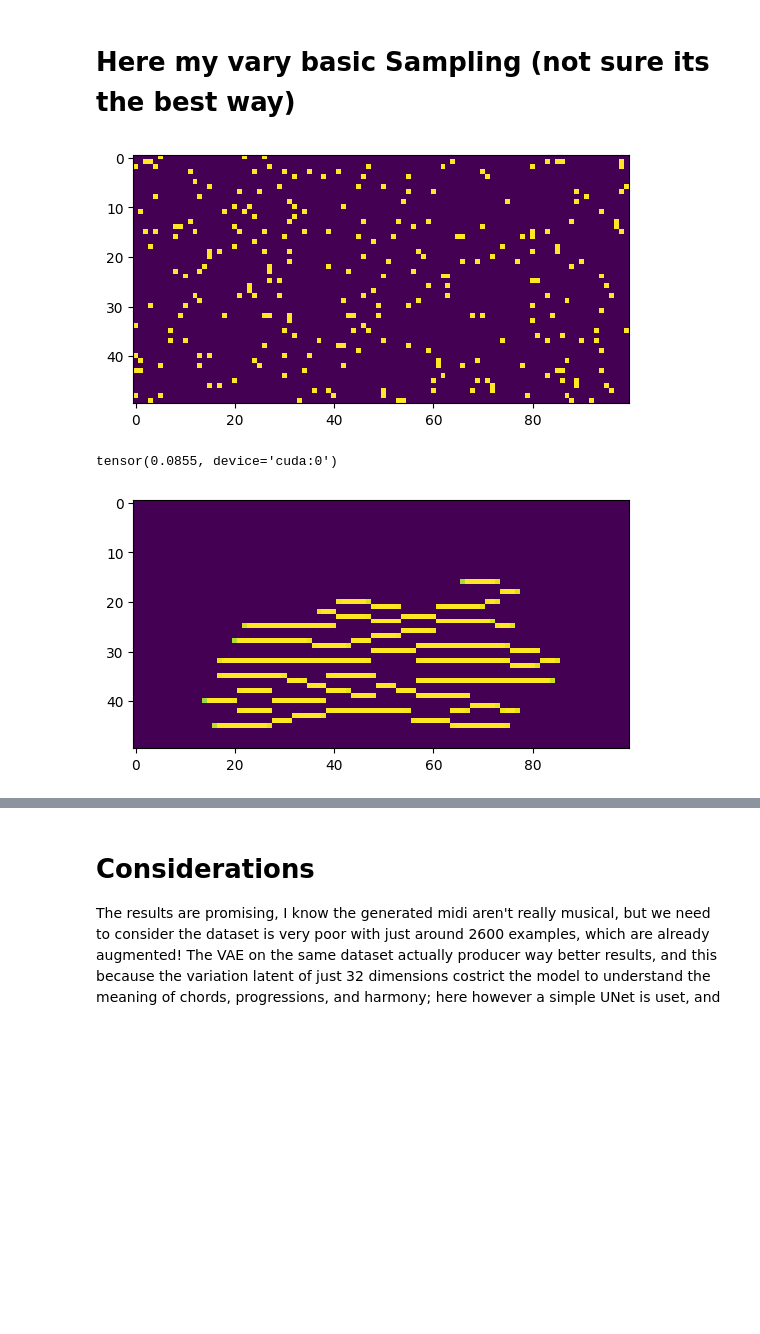
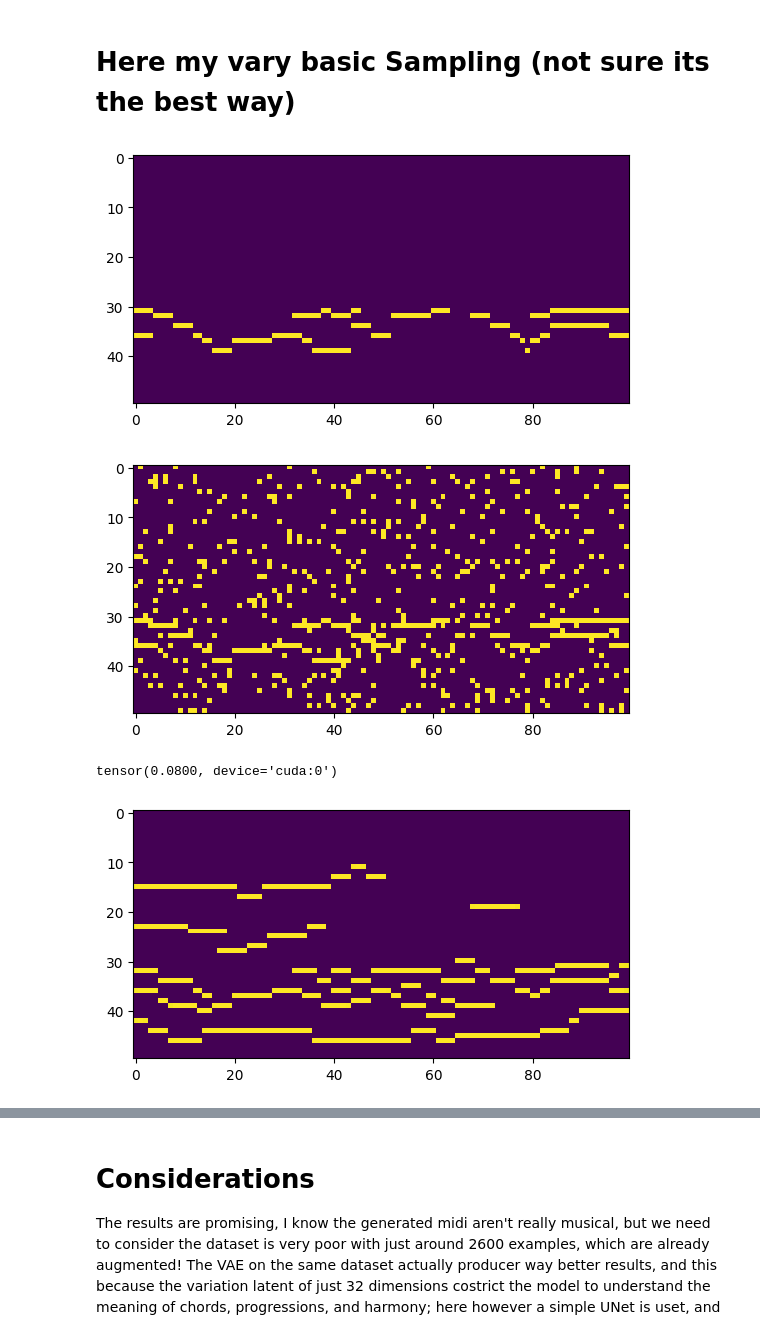
Before and after one commit to MarioPaerle/DIATONICA, a Jupyter notebook: DiscreteBachDiffusion.ipynb, the cells around one changed output, grey strips where cells are left out. Saved outputs shown, nothing was run; the diff lists cells and outputs as text; code cells hidden in the pictures; blank space fills up the shorter version.

```diff
--- a/DiscreteBachDiffusion.ipynb
+++ b/DiscreteBachDiffusion.ipynb
@@ -141,7 +126,7 @@ class UNet(nn.Module):
         d4 = self.down4(p3, t_emb)
         p4 = self.pool4(d4)
 
-        bn = self.bottleneck(p4, t_emb)
+        bn = self.bottleneck(p4, t_emb) + bn
 
 
         u4 = self.uptrans4(bn)
@@ -179,7 +294,7 @@ The Model is a simple UNet with 4 downsampling, it can be made way more powerful
 
 With the train as implemented now the model tries to restore the entire pianoroll from a random timestep t corrupted image, then the L1 loss is computed with the undestroyed "image"
 # %%
-model = UNet(in_ch=1, time_emb_dim=256, c=1)
+model = UNet(in_ch=1, time_emb_dim=256, c=2)
 model = model.to(device)
 optimizer = Adam(model.parameters(), lr=0.0001)
 total_params = sum(p.numel() for p in model.parameters())
@@ -190,7 +305,8 @@ Number of parameters: 25_914_625
 # %%
 epochs = 3
 for epoch in range(epochs):
-    losses = []
+    losses1 = []
+    losses2 = []
     for i, batch in enumerate(dataloader):
         batch = batch.float().to(device)
         optimizer.zero_grad()
@@ -204,9 +320,19 @@ for epoch in range(epochs):
         plt.show()"""
 
         pred = model(destroyed, T)
-        loss = criterion(pred, batch)
-        loss.backward()
+        """plt.imshow(pred.detach().cpu().numpy()[0, 0])
+        plt.show()"""
+
+        loss1 = criterion(pred, batch) + (pred.mean() - batch.mean()).abs()
+        loss2 = nn.L1Loss()(pred, batch)
+
+        loss1.backward()
         optimizer.step()
-        losses.append(loss.item())
-    print(np.mean(losses))
+
+        losses1.append(loss1.item())
+        losses2.append(loss2.item())
+
+    print(np.mean(losses1), np.mean(losses2), (pred.mean() - batch.mean()).abs()*2 )
+    plt.imshow(pred.detach().cpu().numpy()[0, 0])
+    plt.show()
 # %% [output]
@@ -225,19 +354,27 @@ del loss
 # %% [markdown]
 # Here my vary basic Sampling (not sure its the best way)
 # %%
-sample = torch.bernoulli(torch.ones((1, 1, 50, 100))/20).to(device)
+harmonize = True
+if not harmonize:
+    sample = torch.bernoulli(torch.ones((1, 1, 50, 100))/7).to(device)
 plt.imshow(sample[0, 0].cpu().numpy())
 plt.show()
+if harmonize:
+    noise = torch.bernoulli(torch.ones((1, 1, 50, 100))/10).to(device)
+    sample[noise == 1] = 1
+    plt.imshow(sample[0, 0].cpu().numpy())
+    plt.show()
 with torch.no_grad():
-    for i in reversed(range(800)):
+    for i in reversed(range(300)):
         sample = model(sample, torch.tensor([i]).to(device))
     print(sample.mean())
     sample[sample < 0.5] = 0
     plt.imshow(sample.cpu().numpy()[0, 0])
 
 _sample = torch.zeros((128, 100))
 _sample[30:80, :] = sample
 # %% [output]
-[figure, old version]
+[figure, new version]
+[figure, new version]
-tensor(0.0855, device='cuda:0')
+tensor(0.0800, device='cuda:0')
-[figure, old version]
+[figure, added]
```
Also changed, not shown: parts of 7 cells of this notebook.
